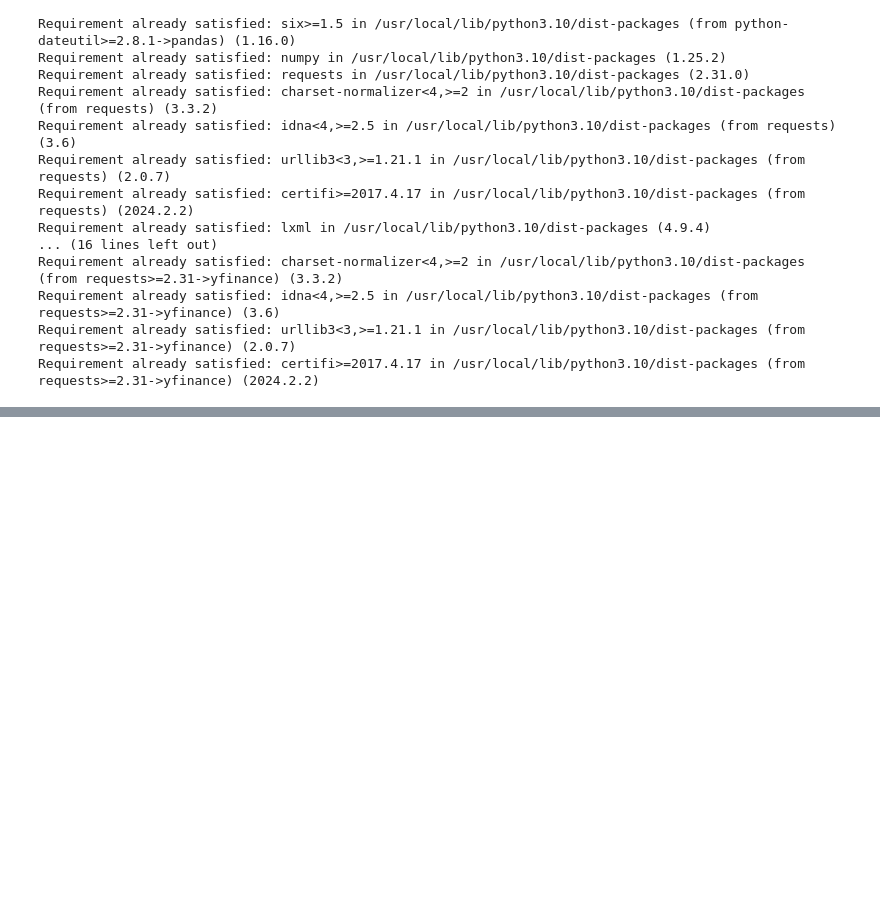
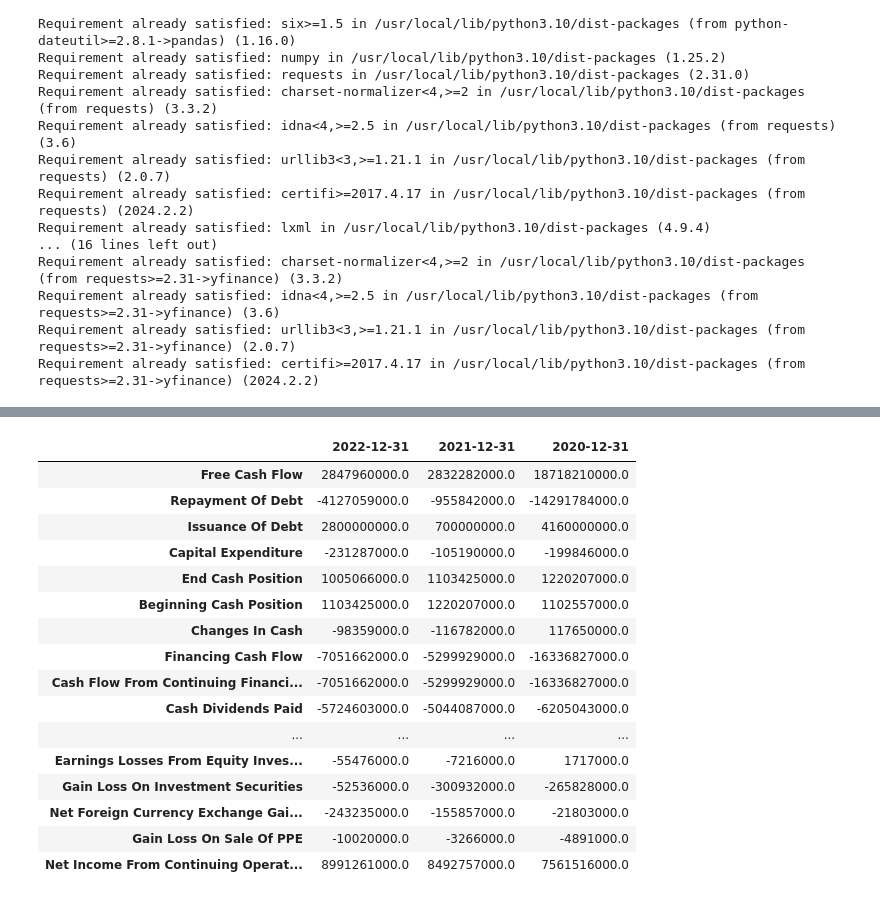
Before and after one commit to Jeniejean/ML, a Jupyter notebook: TISCO_Stock_Price_Prediction_6610422019_Nutthida_Yotaprasert.ipynb, the cells around one changed output, grey strips where cells are left out. Cells and saved outputs as stored; diff of their text form; code cells hidden in the pictures; blank space fills up the shorter version.

```diff
--- a/TISCO_Stock_Price_Prediction_6610422019_Nutthida_Yotaprasert.ipynb
+++ b/TISCO_Stock_Price_Prediction_6610422019_Nutthida_Yotaprasert.ipynb
@@ -29,0 +92,20 @@ mbk = yf.Ticker('TISCO.BK')
+# %%
+tisco.cashflow
+# %% [output]
+|  | 2022-12-31 | 2021-12-31 | 2020-12-31 |
+| Free Cash Flow | 2847960000.0 | 2832282000.0 | 18718210000.0 |
+| Repayment Of Debt | -4127059000.0 | -955842000.0 | -14291784000.0 |
+| Issuance Of Debt | 2800000000.0 | 700000000.0 | 4160000000.0 |
+| Capital Expenditure | -231287000.0 | -105190000.0 | -199846000.0 |
+| End Cash Position | 1005066000.0 | 1103425000.0 | 1220207000.0 |
+| Beginning Cash Position | 1103425000.0 | 1220207000.0 | 1102557000.0 |
+| Changes In Cash | -98359000.0 | -116782000.0 | 117650000.0 |
+| Financing Cash Flow | -7051662000.0 | -5299929000.0 | -16336827000.0 |
+| Cash Flow From Continuing Financi... | -7051662000.0 | -5299929000.0 | -16336827000.0 |
+| Cash Dividends Paid | -5724603000.0 | -5044087000.0 | -6205043000.0 |
+| ... | ... | ... | ... |
+| Earnings Losses From Equity Inves... | -55476000.0 | -7216000.0 | 1717000.0 |
+| Gain Loss On Investment Securities | -52536000.0 | -300932000.0 | -265828000.0 |
+| Net Foreign Currency Exchange Gai... | -243235000.0 | -155857000.0 | -21803000.0 |
+| Gain Loss On Sale Of PPE | -10020000.0 | -3266000.0 | -4891000.0 |
+| Net Income From Continuing Operat... | 8991261000.0 | 8492757000.0 | 7561516000.0 |
```
Also changed, not shown: parts of 4 cells of this notebook.
